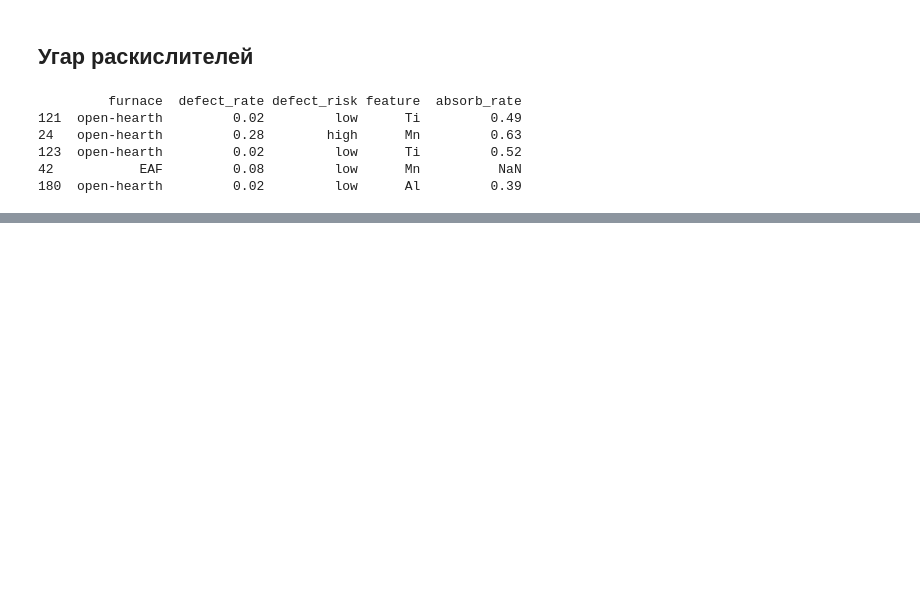
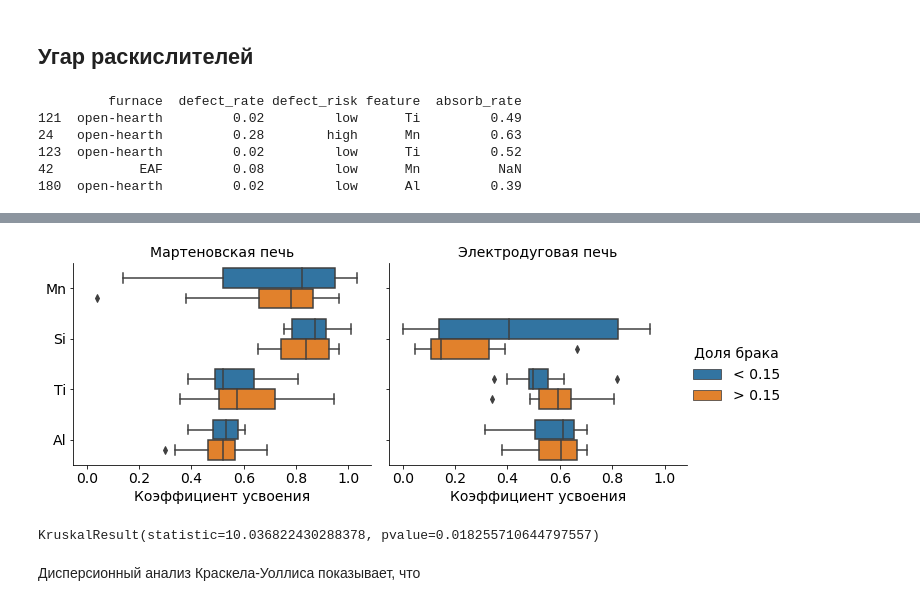
Before and after one commit to kennythecanary/cv, a Jupyter notebook: data_visualization/steelmaking/steelmaking_viz.ipynb, the cells around one changed output, grey strips where cells are left out. Cells and saved outputs as stored; diff of their text form; code cells hidden in the pictures; blank space fills up the shorter version.

```diff
--- a/data_visualization/steelmaking/steelmaking_viz.ipynb
+++ b/data_visualization/steelmaking/steelmaking_viz.ipynb
@@ -544,0 +557,10 @@ with pd.option_context('precision', 2):
+# %%
+g = sns.catplot(x='absorb_rate', y='feature', hue='defect_risk', col='furnace', kind='box',
+                height=4, aspect=1.2, orient='h',
+                data=absorb_rate_long.dropna().query('furnace != "EAF" | feature != "Mn"')\
+                .replace({'furnace': {'open-hearth': 'Мартеновская печь', 'EAF': 'Электродуговая печь'},
+                          'defect_risk': {'low': '< 0.15', 'high': '> 0.15'}}))
+g.set_axis_labels('Коэффициент усвоения', '').legend.set_title('Доля брака')
+g.set_titles('{col_name}');
+# %% [output]
+[figure, added]
@@ -544,0 +570,7 @@ with pd.option_context('precision', 2):
+# %%
+absorb_subset = absorb_rate_long.dropna().query('furnace == "EAF"')
+kruskal(*[absorb_subset.query('feature == @feature').absorb_rate for feature in absorb_subset.feature.unique()])
+# %% [output]
+KruskalResult(statistic=10.036822430288378, pvalue=0.018255710644797557)
+# %% [markdown]
+Дисперсионный анализ Краскела-Уоллиса показывает, что
```
Also changed, not shown: parts of 10 cells of this notebook, 1 other file.
